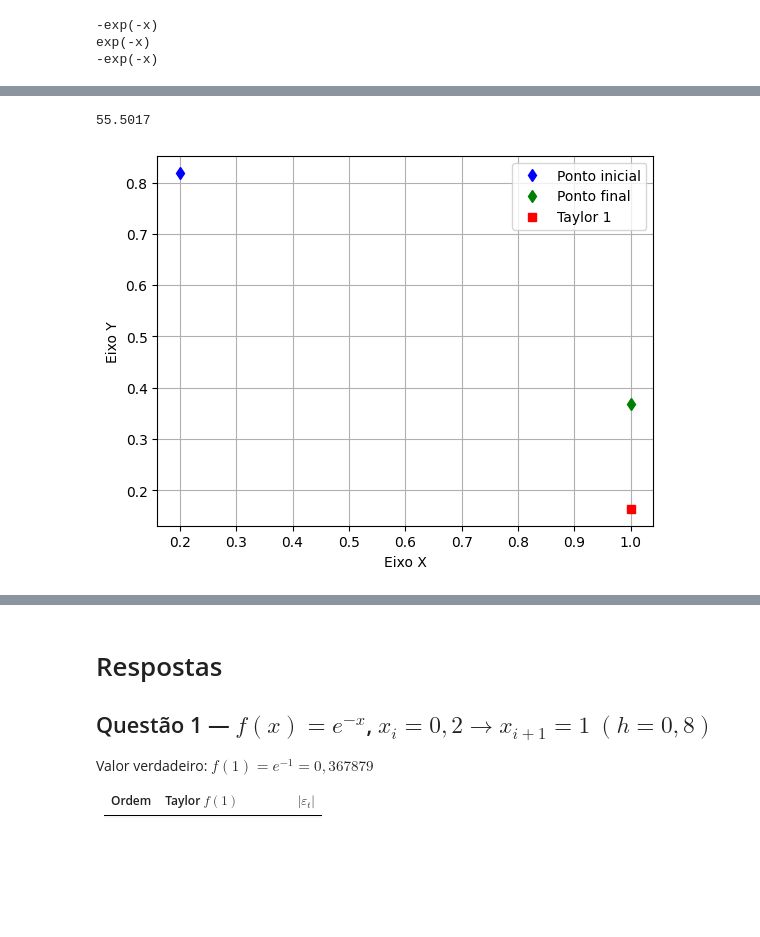
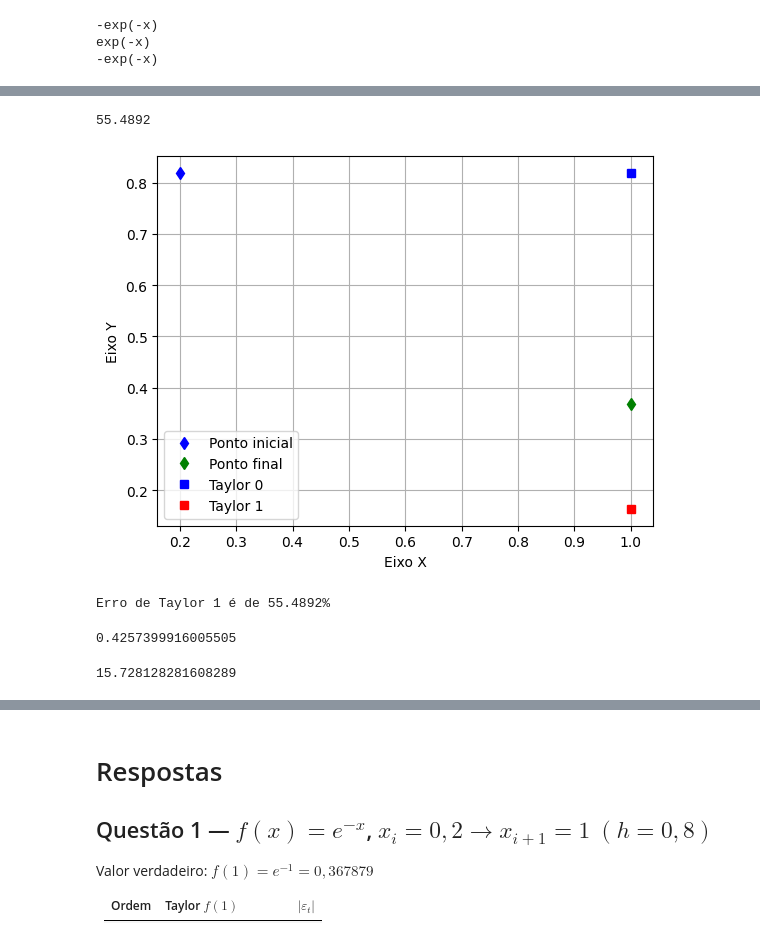
Before and after one commit to GabrielMPinho/Modelagem-Computacional, a Jupyter notebook: serie_taylor/lista/Lista_1_S_rie_de_Taylor.ipynb, the cells around one changed output, grey strips where cells are left out. Saved outputs shown, nothing was run; the diff lists cells and outputs as text; code cells hidden in the pictures; blank space fills up the shorter version.

Commit message:
Resolução lista taylor

```diff
--- a/serie_taylor/lista/Lista_1_S_rie_de_Taylor.ipynb
+++ b/serie_taylor/lista/Lista_1_S_rie_de_Taylor.ipynb
@@ -62,0 +47,3 @@ d_f3 = lambda x: -np.e**-x
+# %%
+t0 = F(0.2)
+round(t0,4)
@@ -63,17 +71,30 @@ d_f3 = lambda x: -np.e**-x
 # %%
-t1 = round(F(x0) + (d_f(x0) * h)/1, 4)
+t1 = F(x0) + (d_f(x0) * h)
 e1 = round(((F(xi) - t1) / F(xi) * 100) , 4)
 e1
 # %% [output]
-55.5017
+55.4892
 # %%
 plt.plot(x0, F(x0), "bd", label="Ponto inicial")
 plt.plot(xi, F(xi), "gd", label="Ponto final")
+plt.plot(xi, t0, "sb", label="Taylor 0")
 plt.plot(xi, t1, "rs", label="Taylor 1")
 plt.grid()
 plt.legend()
 plt.xlabel("Eixo X")
 plt.ylabel("Eixo Y")
 plt.show()
+print(f"Erro de Taylor 1 é de {round(e1, 4)}%")
 # %% [output]
-[figure, old version]
+[figure, new version]
+Erro de Taylor 1 é de 55.4892%
+# %%
+t2 = t1 + (d_f2(x0) * h**2)/2
+t2
+# %% [output]
+0.4257399916005505
+# %%
+e2 = ((F(xi) - t2)/ F(xi)) * -100
+e2
+# %% [output]
+15.728128281608289
```
Also changed, not shown: parts of 36 cells of this notebook, 3 other files.
